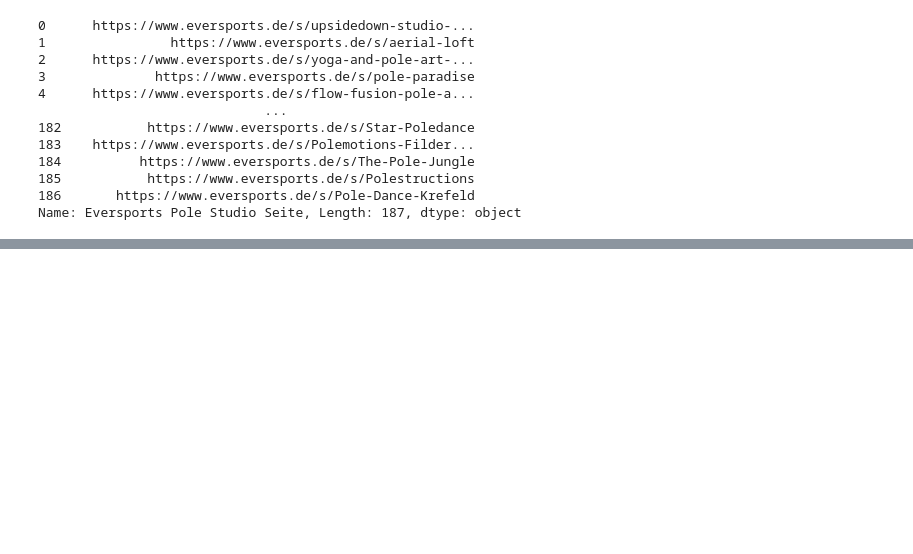
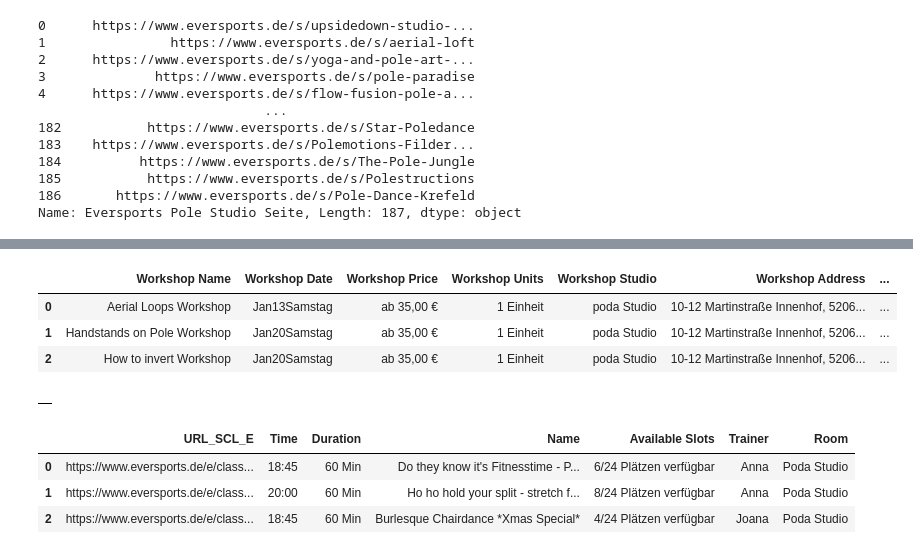
Before and after one commit to hamudal/Hall_of_Pole_Version_5, a Jupyter notebook: 1_Latest_version_Hop_Scrapper_V5/Scraper_V3/MainFrame.ipynb, the cells around one changed output, grey strips where cells are left out. Drawn from its saved outputs; the diff is of its cells as text; code cells hidden in the pictures; blank space fills up the shorter version.

```diff
--- a/1_Latest_version_Hop_Scrapper_V5/Scraper_V3/MainFrame.ipynb
+++ b/1_Latest_version_Hop_Scrapper_V5/Scraper_V3/MainFrame.ipynb
@@ -147,0 +132,18 @@ classes_details
+# %%
+all_workshops_data[:3]
+# %% [output]
+|  | Workshop Name | Workshop Date | Workshop Price | Workshop Units | Workshop Studio | Workshop Address | ... |
+| 0 | Aerial Loops Workshop | Jan13Samstag | ab 35,00 € | 1 Einheit | poda Studio | 10-12 Martinstraße Innenhof, 5206... | ... |
+| 1 | Handstands on Pole Workshop | Jan20Samstag | ab 35,00 € | 1 Einheit | poda Studio | 10-12 Martinstraße Innenhof, 5206... | ... |
+| 2 | How to invert Workshop | Jan20Samstag | ab 35,00 € | 1 Einheit | poda Studio | 10-12 Martinstraße Innenhof, 5206... | ... |
+# %%
+all_workshop_details_data
+# %% [output]
+|  |
+# %%
+all_classes_data[:3]
+# %% [output]
+|  | URL_SCL_E | Time | Duration | Name | Available Slots | Trainer | Room |
+| 0 | https://www.eversports.de/e/class... | 18:45 | 60 Min | Do they know it's Fitnesstime - P... | 6/24 Plätzen verfügbar | Anna | Poda Studio |
+| 1 | https://www.eversports.de/e/class... | 20:00 | 60 Min | Ho ho hold your split - stretch f... | 8/24 Plätzen verfügbar | Anna | Poda Studio |
+| 2 | https://www.eversports.de/e/class... | 18:45 | 60 Min | Burlesque Chairdance *Xmas Special* | 4/24 Plätzen verfügbar | Joana | Poda Studio |
```
Also changed, not shown: parts of 17 cells of this notebook, 5 other files.
